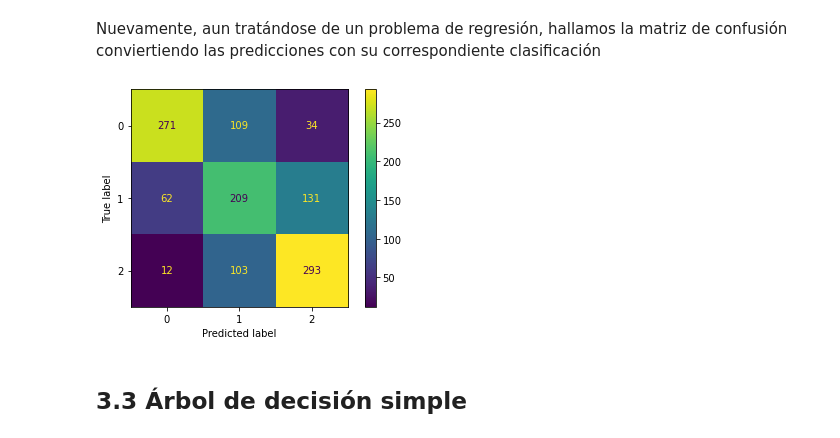
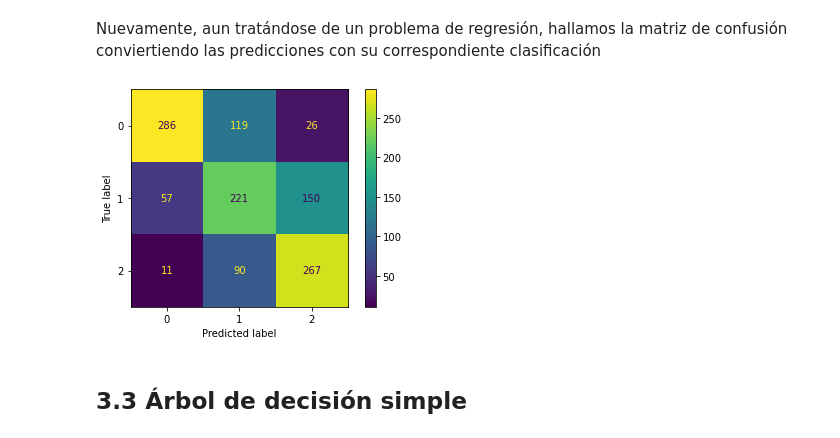
Before and after one commit to sofiamacein/Airbnb_Proyecto, a Jupyter notebook: Airbnb_MODELS.ipynb, the cells around one changed output. Saved outputs shown, nothing was run; the diff lists cells and outputs as text; code cells hidden in the pictures.

```diff
--- a/Airbnb_MODELS.ipynb
+++ b/Airbnb_MODELS.ipynb
@@ -17,11 +19,9 @@ warnings.filterwarnings('ignore')
 # %% [markdown]
 En primer lugar, obtenemos los datos del análsis exploratorio hecho previamente ya habiendo separado en datos de entrenamiento y datos de test
 # %%
-# Guardamos los datos
+# Importacion de datos
 X_train = pd.read_csv('./Datos/X_train.csv')
-X_train = X_train.set_index('id')
 X_test = pd.read_csv('./Datos/X_test.csv')
-X_test = X_test.set_index('id')
 y_train = pd.read_csv('./Datos/y_train.csv')
 y_test = pd.read_csv('./Datos/y_test.csv')
 # %% [markdown]
@@ -114,0 +162,8 @@ plt.show()
+# %%
+# Eliminacion de la observacion
+X_test.drop(165,axis=0,inplace=True)
+y_test.drop(165,axis = 0, inplace=True)
+y_pred = reg.predict(X_test)
+
+# Clasificacion
+y_test_clas = pd.qcut(y_test.values.flatten(), 3, labels=False)
@@ -154,10 +202,10 @@ y_test_clas = pd.qcut(y_test.values.flatten(), 3, labels=False)
 # %%
 # Matriz de confusion
-y_pred_clas = y_pred = pd.cut(y_pred.flatten(), bins=bins, labels=False)
+y_pred_clas = pd.cut(y_pred.flatten(), bins=bins, labels=False)
 
-mc_lr = confusion_matrix(y_test_clas, y_pred)
-ConfusionMatrixDisplay(confusion_matrix=mc_lr).plot();
+mc_reg = confusion_matrix(y_test_clas, y_pred_clas)
+ConfusionMatrixDisplay(confusion_matrix=mc_reg).plot()
 
-# Almacenamos los datos
-mc['LR'] = mc_lr
+# Almacenamiento de metricas
+mc['LReg'] = mc_reg
 # %% [output]
@@ -237,11 +291,9 @@ Así, decidimos ajustar el modelo con $k=5$ vecinos
 # %%
-# Definimos el modelo con el valor de hiperparametro correspondiente
-knn = KNeighborsRegressor(n_neighbors=5)
-
-# Ajustamos a los datos de entrenamiento
+# Ajuste del modelo
+knn = KNeighborsRegressor(n_neighbors=7)
 knn.fit(X_train, y_train)
 
-# Hacemos predicciones sobre los datos de test
+# Predicciones
 y_pred = knn.predict(X_test)
 # %% [markdown]
 Calculamos las medidas de error y ajuste del modelo
@@ -263,16 +314,16 @@ r2['KNN'] = r2_knn
 # %% [markdown]
 Nuevamente, aun tratándose de un problema de regresión, hallamos la matriz de confusión conviertiendo las predicciones con su correspondiente clasificación
 # %%
-# Matriz de confusion para KNN Regressor
-y_pred = pd.cut(y_pred.flatten(), bins=bins, labels=False)
+# Matriz de confusion
+y_pred_clas = pd.cut(y_pred.flatten(), bins=bins, labels=False)
 
-mc_knn_reg = confusion_matrix(y_test_clas, y_pred)
-ConfusionMatrixDisplay(confusion_matrix=mc_knn_reg).plot();
+mc_knn = confusion_matrix(y_test_clas, y_pred_clas)
+ConfusionMatrixDisplay(confusion_matrix=mc_knn).plot()
 
-# Almacenamos los datos
-mc['knn_reg'] = mc_knn_reg
+# Almacenamiento de metricas
+mc['knn'] = mc_knn
 # %% [output]
-[figure, old version]
+[figure, new version]
 # %% [markdown]
 ## 3.3 Árbol de decisión simple
 # %% [markdown]
```
Also changed, not shown: parts of 79 cells of this notebook, 1 other file.
